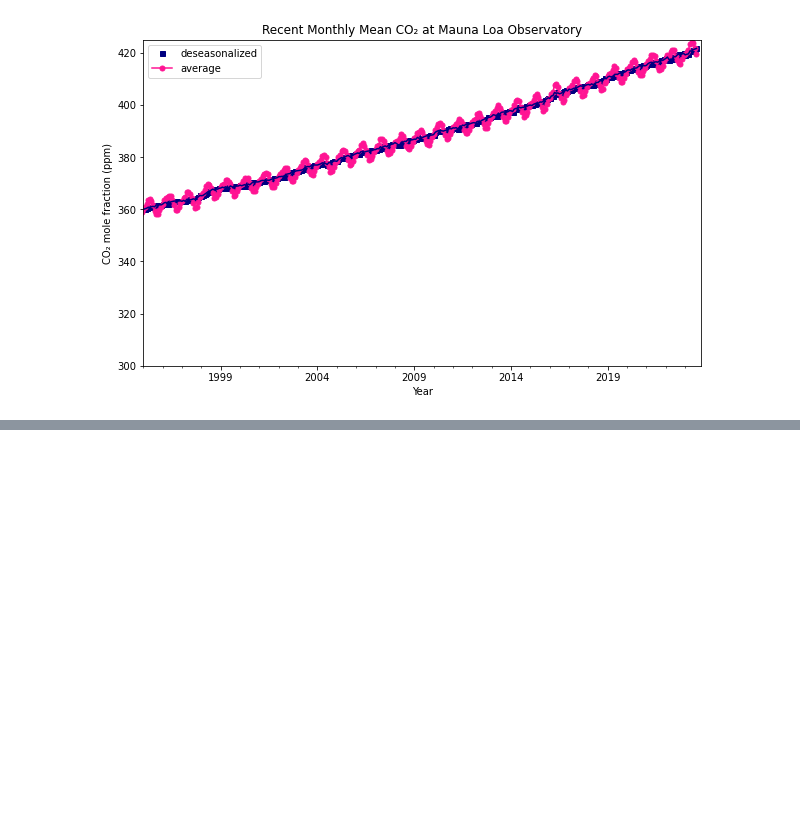
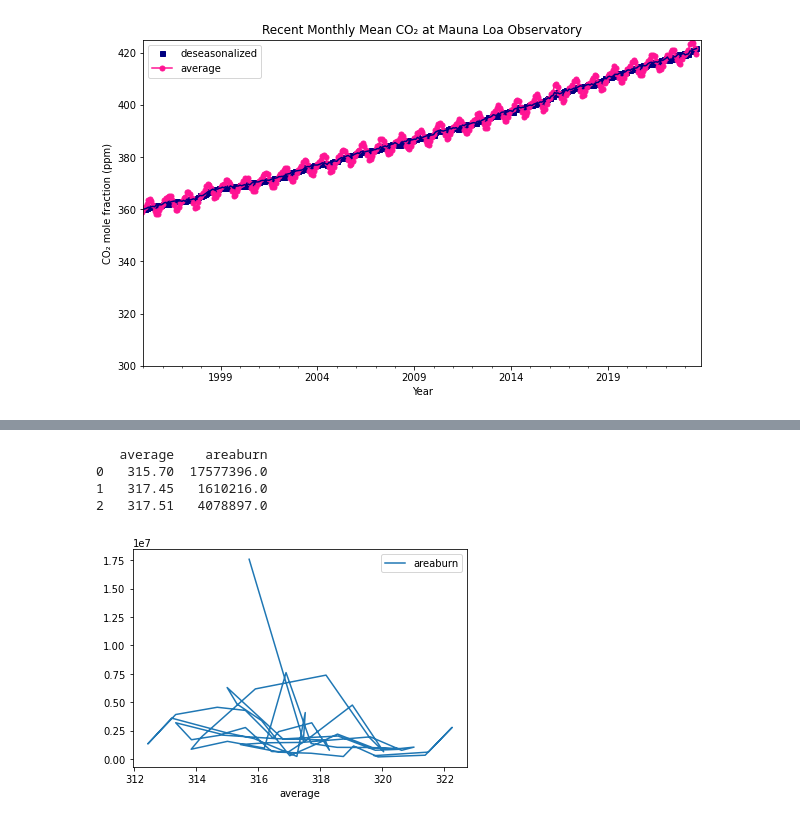
Before and after one commit to dontloseyourkeys/lab2-310, a Jupyter notebook: AsiaLab2.ipynb, the cells around one changed output, grey strips where cells are left out. Cells and saved outputs as stored; diff of their text form; code cells hidden in the pictures; blank space fills up the shorter version.

```diff
--- a/AsiaLab2.ipynb
+++ b/AsiaLab2.ipynb
@@ -113,0 +158,17 @@ co2data.plot.line(x = 'Year', y= 'average', c = 'deeppink', style= '-o', ms = 5,
+# %%
+#compare the annual increase in burn area against co2
+
+
+bothdata = pd.DataFrame(co2data['average'],)
+bothdata['areaburn']=wfdata['Area Burned']
+
+
+bothdata.plot.line(x= 'average', y= 'areaburn' )
+
+print(bothdata.head(3))
+# %% [output]
+   average    areaburn
+0   315.70  17577396.0
+1   317.45   1610216.0
+2   317.51   4078897.0
+[figure, added]
```
Also changed, not shown: parts of 4 cells of this notebook.
